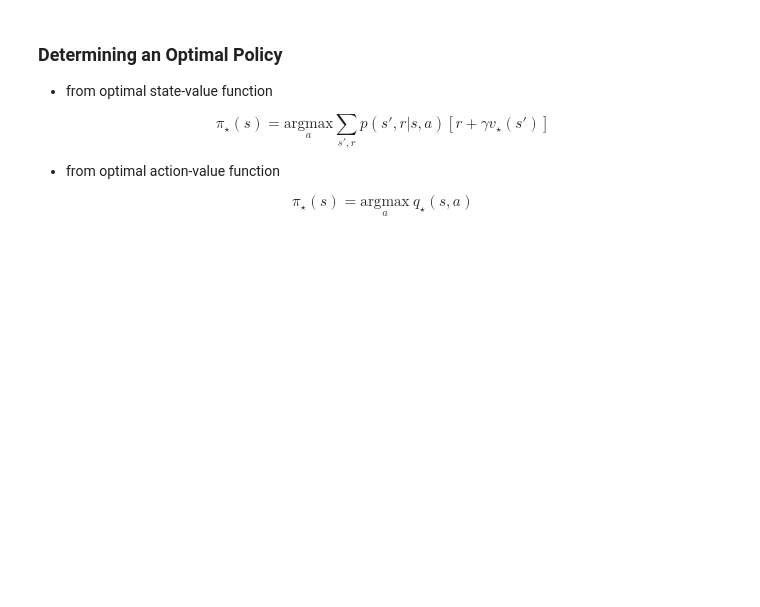
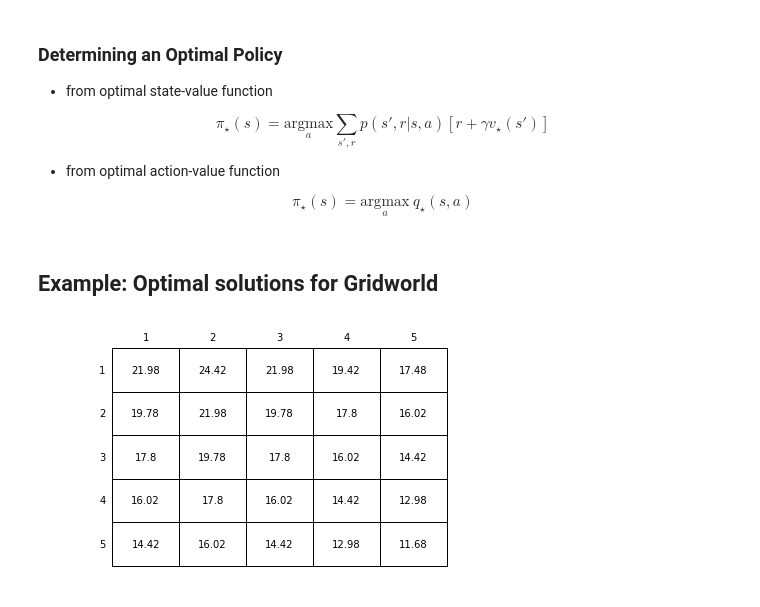
Before and after one commit to wakamori/study-rl, a Jupyter notebook: 03_Value-Functions-and-Bellman-Equations.ipynb, the cells around one changed output. Drawn from its saved outputs; the diff is of its cells as text; code cells hidden in the pictures; blank space fills up the shorter version.

```diff
--- a/03_Value-Functions-and-Bellman-Equations.ipynb
+++ b/03_Value-Functions-and-Bellman-Equations.ipynb
@@ -180,3 +257,24 @@ $$
 $$
 \pi_\star(s)=\underset{a}{\mathrm{argmax}}\ q_\star(s,a)
 $$
+# %% [markdown]
+## Example: Optimal solutions for Gridworld
+# %%
+value = np.zeros((WORLD_SIZE, WORLD_SIZE))
+while True:
+    # keep iteration until convergence
+    new_value = np.zeros_like(value)
+    for i in range(WORLD_SIZE):
+        for j in range(WORLD_SIZE):
+            values = []
+            for action in ACTIONS:
+                (next_i, next_j), reward = step([i, j], action)
+                # value iteration
+                values.append(reward + DISCOUNT * value[next_i, next_j])
+            new_value[i, j] = np.max(values)
+    if np.sum(np.abs(new_value - value)) < 1e-4:
+        draw_image(np.round(new_value, decimals=2))
+        break
+    value = new_value
+# %% [output]
+[figure, added]
```
Also changed, not shown: parts of 3 cells of this notebook, 3 other files.
